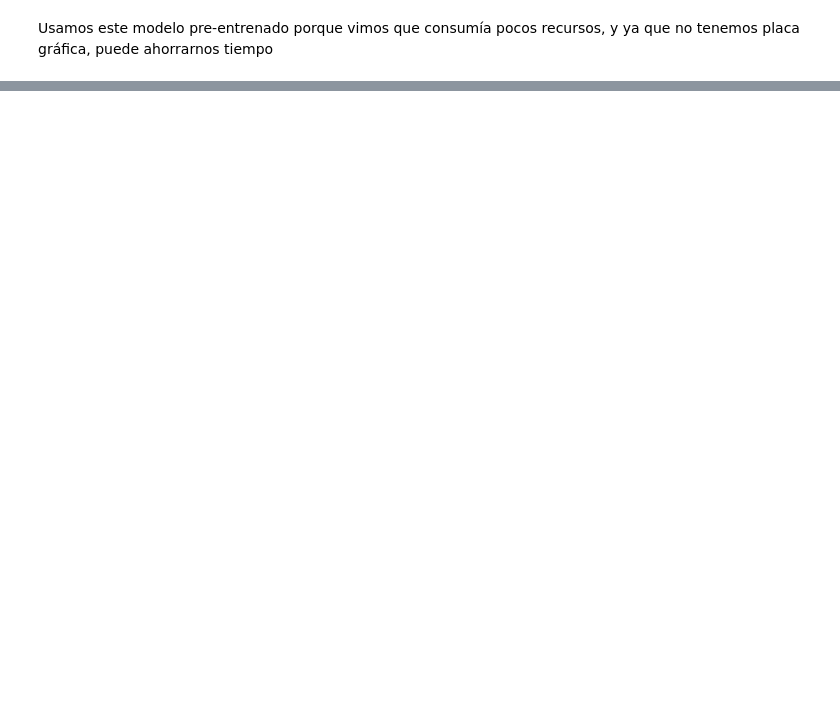
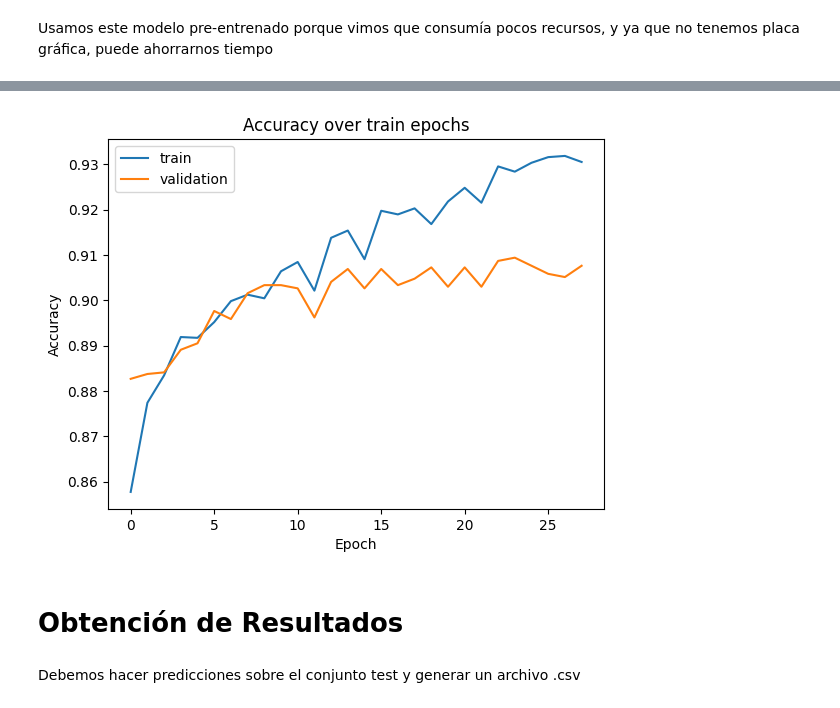
Before and after one commit to federicoFrancesconi/UCSE-2024-ML-TP2, a Jupyter notebook: tp2_places.ipynb, the cells around one changed output, grey strips where cells are left out. Saved outputs shown, nothing was run; the diff lists cells and outputs as text; code cells hidden in the pictures; blank space fills up the shorter version.

Commit message:
modelosy conclusion

```diff
--- a/tp2_places.ipynb
+++ b/tp2_places.ipynb
@@ -504,0 +1101,13 @@ Epoch 10/10
+# %%
+images_reader_2 = ImageDataGenerator(
+    rescale=1/255,
+    rotation_range=10,
+    width_shift_range=0.2,
+    height_shift_range=0.2,
+    brightness_range=(0.8, 1.2),
+    horizontal_flip=True,
+    zoom_range=0.2,
+)
+
+train_bigger_modificado = images_reader_2.flow_from_directory(TRAIN_DIR, **READ_PARAMS_BIGGER)
+validation_bigger_modificado = images_reader_2.flow_from_directory(VALIDATION_DIR, **READ_PARAMS_BIGGER)
@@ -504,0 +1166,22 @@ Epoch 10/10
+# %%
+# Ajuste fino: descongelar las últimas capas de InceptionResNetV2
+for layer in inception_model_2.layers[-50:]:
+    layer.trainable = True
+
+# Recompilar el modelo con una tasa de aprendizaje más baja
+model.compile(
+    optimizer=Adam(learning_rate=1e-5),
+    loss='categorical_crossentropy',
+    metrics=['accuracy']
+)
+
+# Entrenamiento final con ajuste fino
+fine_tuning_history = model.fit(
+    train_bigger_modificado,
+    validation_data=validation_bigger_modificado,
+    epochs=50,
+    callbacks=[EarlyStopping(monitor='val_loss', patience=5, restore_best_weights=True)]
+)
+
+# Resumen final del modelo
+model.summary()
@@ -504,0 +1226,14 @@ Epoch 10/10
+# %%
+plt.plot(fine_tuning_history.history['accuracy'], label='train')
+plt.plot(fine_tuning_history.history['val_accuracy'], label='validation')
+plt.title('Accuracy over train epochs')
+plt.ylabel('Accuracy')
+plt.xlabel('Epoch')
+plt.legend(loc='upper left')
+plt.show()
+# %% [output]
+[figure, added]
+# %% [markdown]
+# Obtención de Resultados
+# %% [markdown]
+Debemos hacer predicciones sobre el conjunto test y generar un archivo .csv
```
Also changed, not shown: parts of 70 cells of this notebook.
